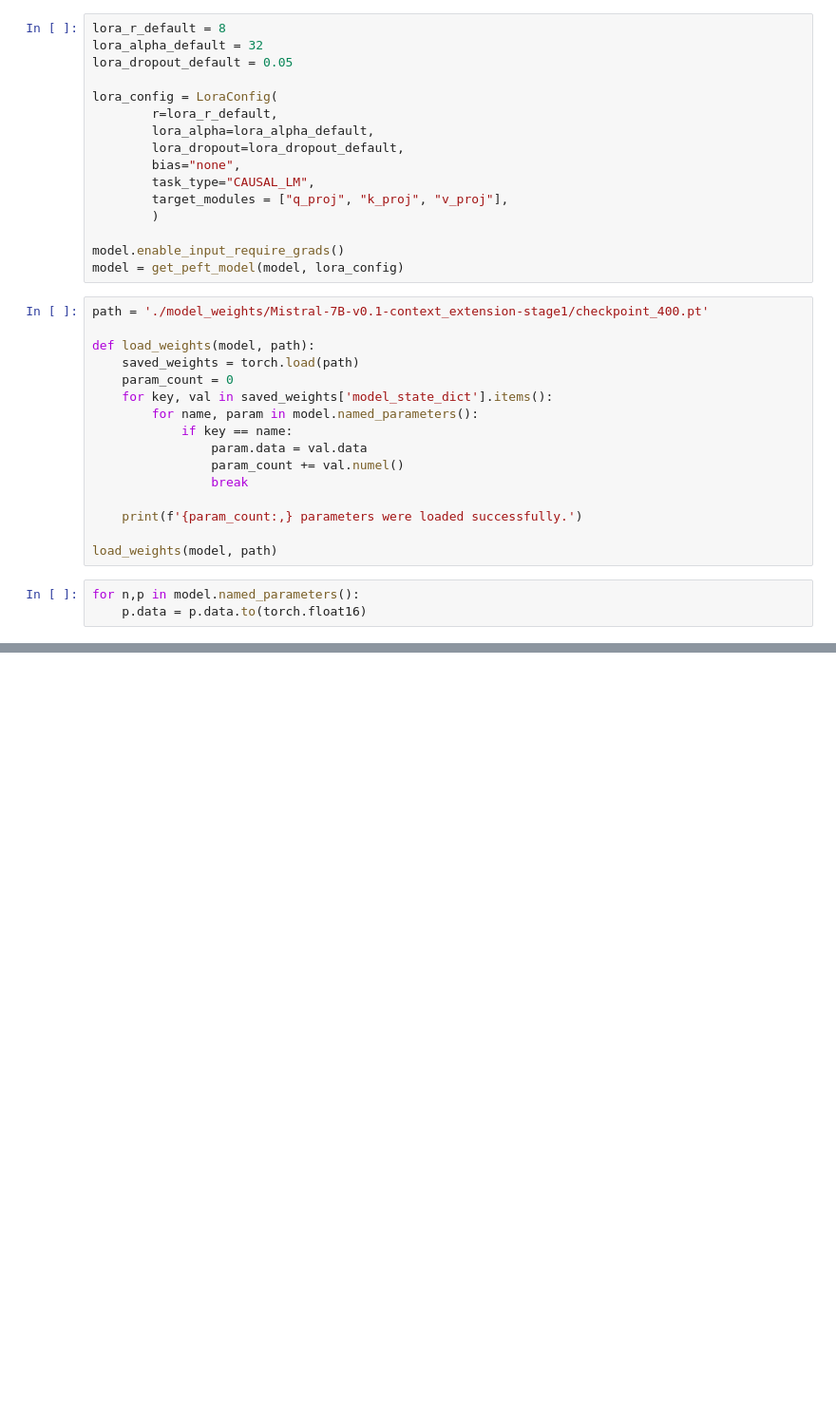
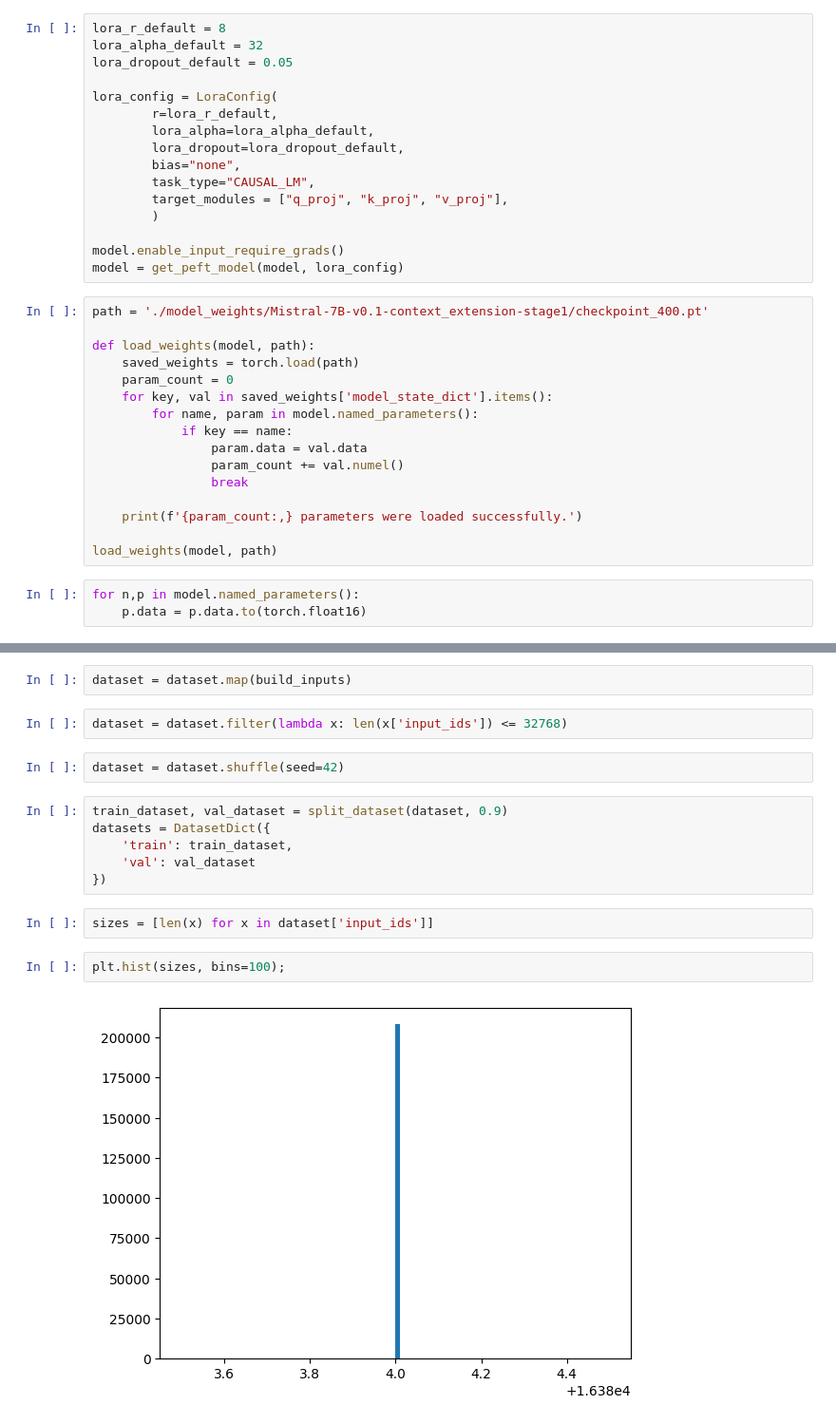
Before and after one commit to sade-adrien/llm_context_extension, a Jupyter notebook: mistral-context_extension-tests.ipynb, the cells around one changed output, grey strips where cells are left out. Shown at 95% size. Cells and saved outputs as stored; diff of their text form; blank space fills up the shorter version.

```diff
--- a/mistral-context_extension-tests.ipynb
+++ b/mistral-context_extension-tests.ipynb
@@ -83,0 +85,18 @@ GPT-4 is still in development, but it is already being used to create AI-generat
+# %%
+dataset = dataset.map(build_inputs)
+# %%
+dataset = dataset.filter(lambda x: len(x['input_ids']) <= 32768)
+# %%
+dataset = dataset.shuffle(seed=42)
+# %%
+train_dataset, val_dataset = split_dataset(dataset, 0.9)
+datasets = DatasetDict({
+    'train': train_dataset,
+    'val': val_dataset
+})
+# %%
+sizes = [len(x) for x in dataset['input_ids']]
+# %%
+plt.hist(sizes, bins=100);
+# %% [output]
+[figure, added]
```
Also changed, not shown: parts of 9 cells of this notebook, 9 other files.
